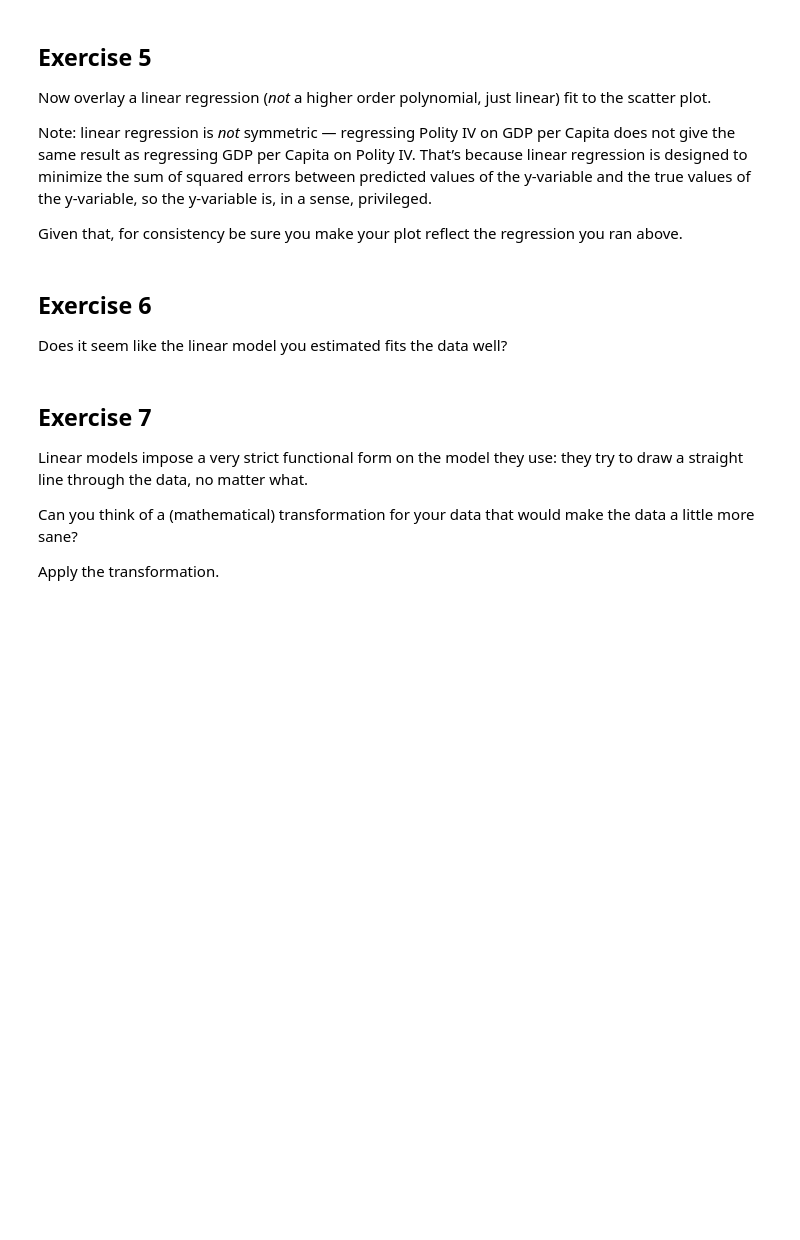
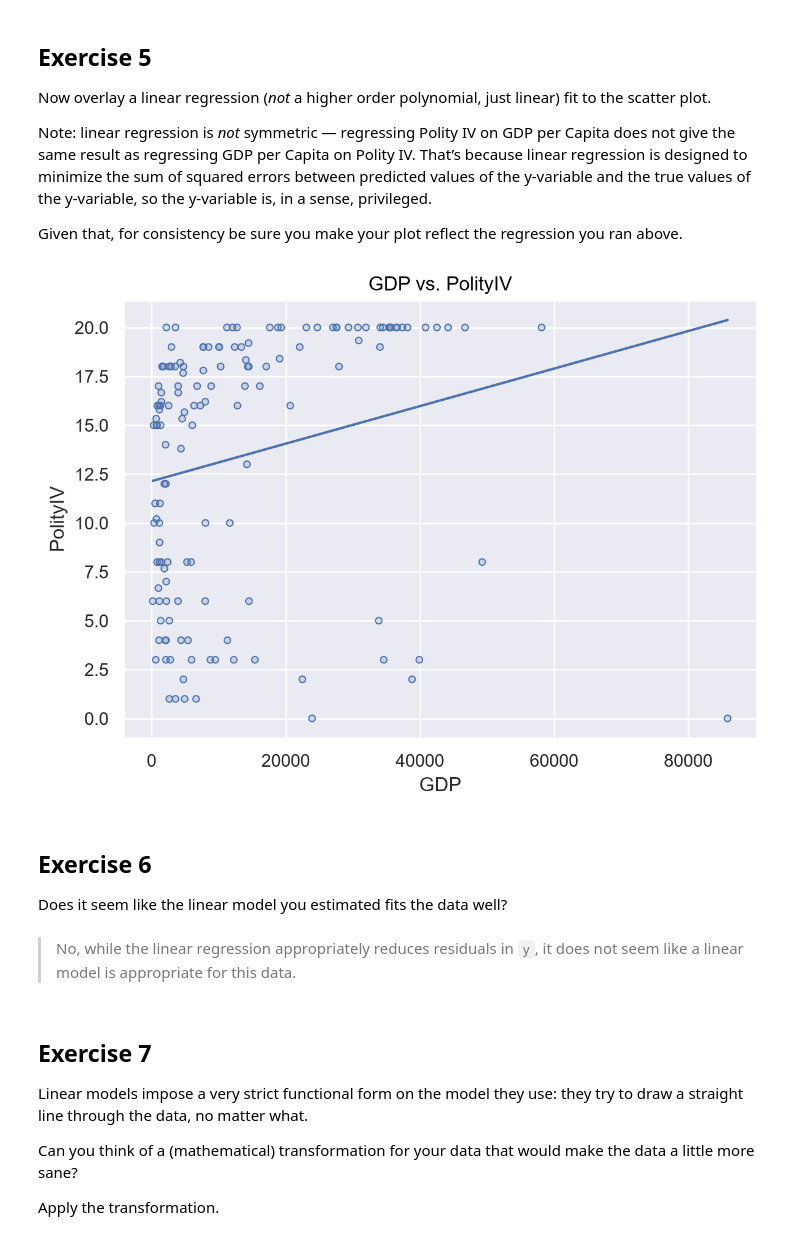
Before and after one commit to BlueWolfpack/PDS, a Jupyter notebook: plotting2_exercise.ipynb, the cells around one changed output. Cells and saved outputs as stored; diff of their text form; code cells hidden in the pictures; blank space fills up the shorter version.

Commit message:
plotting exercise 2

```diff
--- a/plotting2_exercise.ipynb
+++ b/plotting2_exercise.ipynb
@@ -86,10 +89,23 @@ Now overlay a linear regression (*not* a higher order polynomial, just linear) f
 Note: linear regression is *not* symmetric — regressing Polity IV on GDP per Capita does not give the same result as regressing GDP per Capita on Polity IV. That’s because linear regression is designed to minimize the sum of squared errors between predicted values of the y-variable and the true values of the y-variable, so the y-variable is, in a sense, privileged.
 
 Given that, for consistency be sure you make your plot reflect the regression you ran above.
+# %%
+polity_gdp_scatter_w_lm = (
+    so.Plot(wdi, x="gdppcap08", y="polityIV")
+    .label(x="GDP", y="PolityIV", title="GDP vs. PolityIV")
+    .add(so.Dots())
+    .add(so.Line(), so.PolyFit(order=1))
+)
+
+polity_gdp_scatter_w_lm
+# %% [output]
+[figure, added]
 # %% [markdown]
 ## Exercise 6
 
 Does it seem like the linear model you estimated fits the data well?
+# %% [markdown]
+> No, while the linear regression appropriately reduces residuals in `y`, it does not seem like a linear model is appropriate for this data.
 # %% [markdown]
 ## Exercise 7
 
```
Also changed, not shown: parts of 20 cells of this notebook, 1 other file.
